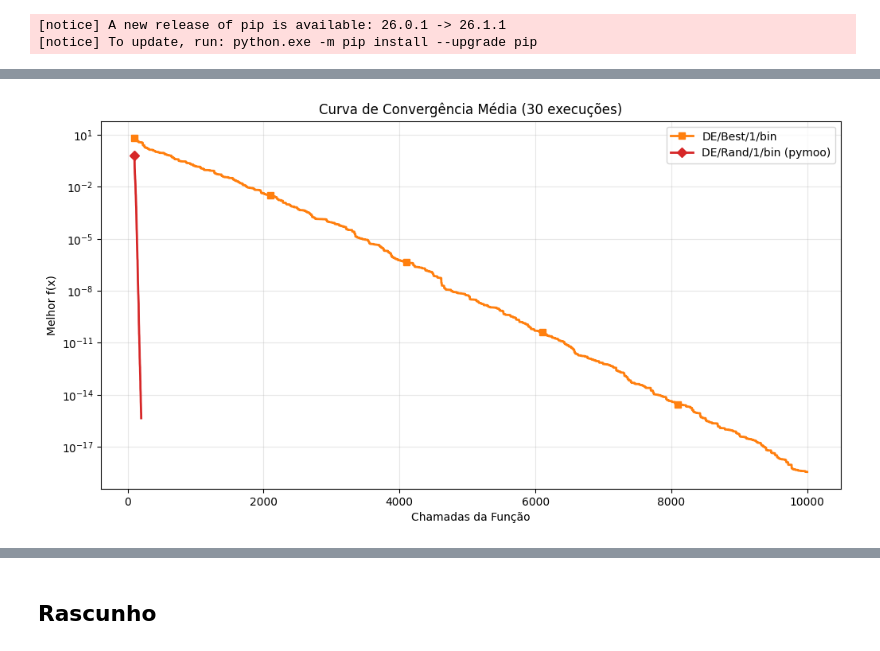
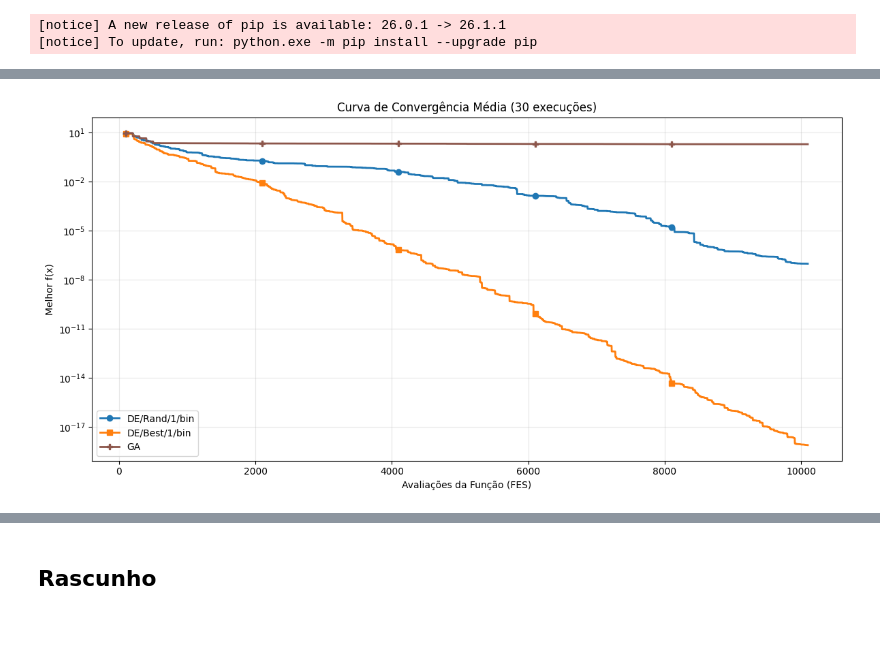
Before and after one commit to DaviMattos14/obsidian_notebook, a Jupyter notebook: Otimização com Metaheurísticas/Tarefa 4/Algoritmo_Evolutivo.ipynb, the cells around one changed output, grey strips where cells are left out. Cells and saved outputs as stored; diff of their text form; code cells hidden in the pictures.

```diff
--- a/Otimização com Metaheurísticas/Tarefa 4/Algoritmo_Evolutivo.ipynb
+++ b/Otimização com Metaheurísticas/Tarefa 4/Algoritmo_Evolutivo.ipynb
@@ -241,6 +250,7 @@ np.float64(5.2390473512859303e-17)
 # %%
 n_exec = 30
 max_fes = 10000
+n_individuos = 100
 
 historico_rand1 = []
 historico_rand2 = []
@@ -249,6 +259,7 @@ historico_best2 = []
 historico_current_to_best_1 = []
 
 for i in range(n_exec):
+  np.random.seed(i)
 
   # Rand/1
   _, hist1 = algoritmo_evolutivo(dimensao=2, estrategia=rand_1, parada=max_fes, history=True)
@@ -318,7 +329,6 @@ desvio_current_to_best_1 = np.std(historico_current_to_best_1, axis=0)
 min_len_global = min(
     min_len1, min_len2, min_len3, min_len4, min_len5
 )
-eixo = np.linspace(0, max_fes, min_len_global)
 # %% [output]
 10/30
 20/30
@@ -328,14 +338,16 @@ from matplotlib import pyplot as plt
 
 plt.figure(figsize=(12, 6))
 
+eixo = np.arange(100, 100 + min_len_global)  # ← começa em 100
+
 cores = ['#1f77b4', '#9467bd', '#ff7f0e', '#2ca02c', '#d62728']
 marcadores = ['o', 'x', 's', '^', 'D']
 
-plt.plot(range(min_len_global), media_rand1, label="DE/Rand/1/bin", color = cores[0], marker=marcadores[0], markersize=6, markevery=2000, linewidth=2)
-plt.plot(range(min_len_global), media_rand2, label="DE/Rand/2/bin", color = cores[1], marker=marcadores[1], markersize=6, markevery=2000, linewidth=2)
-plt.plot(range(min_len_global), media_best1, label="DE/Best/1/bin", color = cores[2], marker=marcadores[2], markersize=6, markevery=2000, linewidth=2)
-plt.plot(range(min_len_global), media_best2, label="DE/Best/2/bin", color = cores[3], marker=marcadores[3], markersize=6, markevery=2000, linewidth=2)
-plt.plot(range(min_len_global), media_current_to_best_1, label="DE/Current-to-Best/1/bin", color = cores[4], marker=marcadores[4], markersize=6, markevery=2000, linewidth=2)
+plt.plot(eixo, media_rand1, label="DE/Rand/1/bin", color = cores[0], marker=marcadores[0], markersize=6, markevery=2000, linewidth=2)
+plt.plot(eixo, media_rand2, label="DE/Rand/2/bin", color = cores[1], marker=marcadores[1], markersize=6, markevery=2000, linewidth=2)
+plt.plot(eixo, media_best1, label="DE/Best/1/bin", color = cores[2], marker=marcadores[2], markersize=6, markevery=2000, linewidth=2)
+plt.plot(eixo, media_best2, label="DE/Best/2/bin", color = cores[3], marker=marcadores[3], markersize=6, markevery=2000, linewidth=2)
+plt.plot(eixo, media_current_to_best_1, label="DE/Current-to-Best/1/bin", color = cores[4], marker=marcadores[4], markersize=6, markevery=2000, linewidth=2)
 
 #plt.fill_between(
 #    range(min_len1),
@@ -385,5 +397,4 @@ plt.show()
 # %%
-# 2. GRÁFICOS INDIVIDUAIS (layout dinâmico)
 import math
 
 estrategias = {
@@ -402,7 +413,7 @@ axes = axes.flatten()
 
 for idx, (nome, (media, desvio, _)) in enumerate(estrategias.items()):
     ax = axes[idx]
-    eixo = np.arange(len(media))
+    eixo = np.arange(n_individuos, n_individuos + len(media))
     ax.plot(eixo, media, linewidth=1.5, color=cores[idx], marker=marcadores[idx], markersize=6.5, markevery=2000)
     #ax.ticklabel_format(style='plain', axis='x')
     #ax.fill_between(eixo, media - desvio, media + desvio, alpha=0.15, color=cores[idx])
@@ -537,25 +751,26 @@ eixo = np.linspace(0, max_fes, min_len_de)
 # %%
-from matplotlib import pyplot as plt
+cores_sel = ['#1f77b4', '#ff7f0e', '#8c564b']   # rand1, best1, GA
+marc_sel  = ['o',       's',       'P']
 
+min_len_global = min(min_len1, min_len3, min_len_de)
+
+eixo_de = np.arange(n_individuos, n_individuos + min_len_global)
+eixo_ga = np.arange(n_individuos, n_individuos + min_len_global)
+
+# --- Curva de Convergência ---
 plt.figure(figsize=(12, 6))
 
-cores = ['#1f77b4', '#9467bd', '#ff7f0e', '#2ca02c', '#d62728']
-marcadores = ['o', 'x', 's', '^', 'D']
-
-# Eixo X correto: começa em 100 (n_individuos) e vai até 100 + min_len
-eixo_best1 = np.arange(100, 100 + min_len1)
-eixo_de_rand1 = np.arange(100, 100 + min_len_de)
-
-plt.plot(eixo_best1, media_best1, label="DE/Best/1/bin", color = cores[2], marker=marcadores[2], markersize=6, markevery=2000, linewidth=2)
-plt.plot(eixo_de_rand1, media_de_rand1, label="DE/Rand/1/bin (pymoo)", color = cores[4], marker=marcadores[4], markersize=6, markevery=2000, linewidth=2)
+plt.plot(eixo_de, media_rand1[:min_len_global], label="DE/Rand/1/bin", color=cores_sel[0], marker=marc_sel[0], markersize=6, markevery=2000, linewidth=2)
+plt.plot(eixo_de, media_best1[:min_len_global], label="DE/Best/1/bin", color=cores_sel[1], marker=marc_sel[1], markersize=6, markevery=2000, linewidth=2)
+plt.plot(eixo_ga, media_ga_final[:min_len_global],    label="GA",            color=cores_sel[2], marker=marc_sel[2], markersize=6, markevery=2000, linewidth=2)
 
 plt.yscale("log")
-plt.xlabel("Chamadas da Função")
+plt.xlabel("Avaliações da Função (FES)")
 plt.ylabel("Melhor f(x)")
 plt.title("Curva de Convergência Média (30 execuções)")
 plt.grid(True, alpha=0.3)
 plt.legend()
-
+plt.tight_layout()
 plt.show()
 # %% [output]
-[figure, old version]
+[figure, new version]
```
Also changed, not shown: parts of 20 cells of this notebook, 24 other files.
